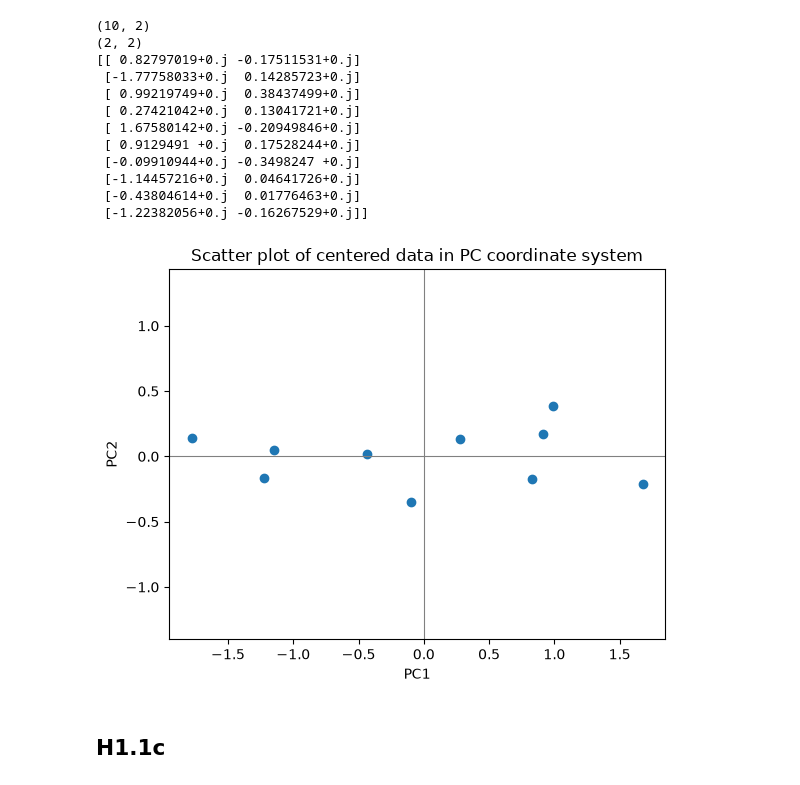
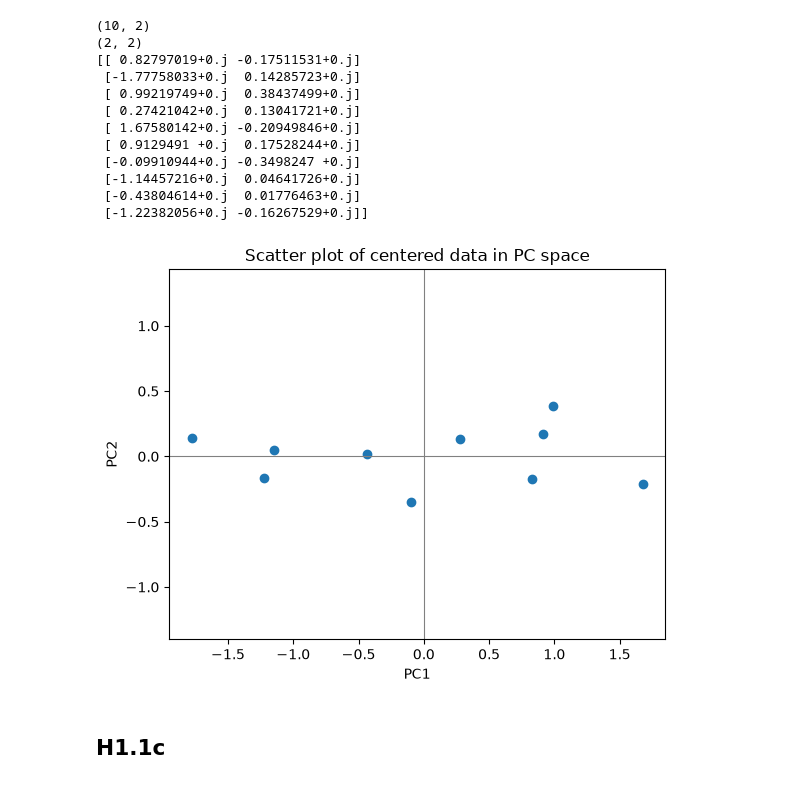
Before and after one commit to moritzeckardt/tub-machine-intelligence-2, a Jupyter notebook: exercise1/exercise1.ipynb, the cells around one changed output. Saved outputs shown, nothing was run; the diff lists cells and outputs as text; code cells hidden in the pictures.

```diff
--- a/exercise1/exercise1.ipynb
+++ b/exercise1/exercise1.ipynb
@@ -136,15 +135,15 @@ print(pca_2d_pc_coords)
 # %%
 # plot data in new PC basis
 plt.scatter(pca_2d_pc_coords[:, 0], pca_2d_pc_coords[:, 1])
 plt.xlabel("PC1")
 plt.ylabel("PC2")
-plt.title("Scatter plot of centered data in PC coordinate system")
-plt.axhline(0, color='gray', linewidth=0.8)
-plt.axvline(0, color='gray', linewidth=0.8)
-plt.axis('equal')
+plt.title("Scatter plot of centered data in PC space")
+plt.axhline(0, color="gray", linewidth=0.8)
+plt.axvline(0, color="gray", linewidth=0.8)
+plt.axis("equal")
 plt.show()
 # %% [output]
-[figure, old version]
+[figure, new version]
 # %% [markdown]
 ## H1.1c
 # %%
```
Also changed, not shown: parts of 34 cells of this notebook, 1 other file.
